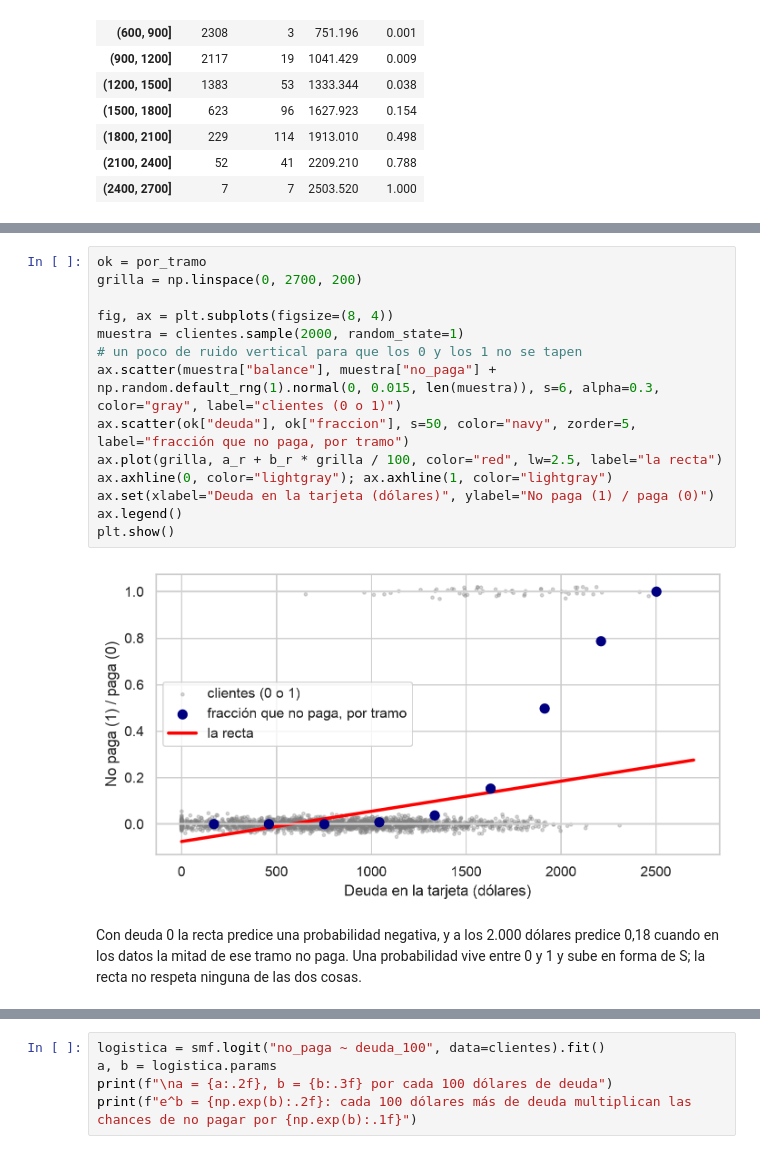
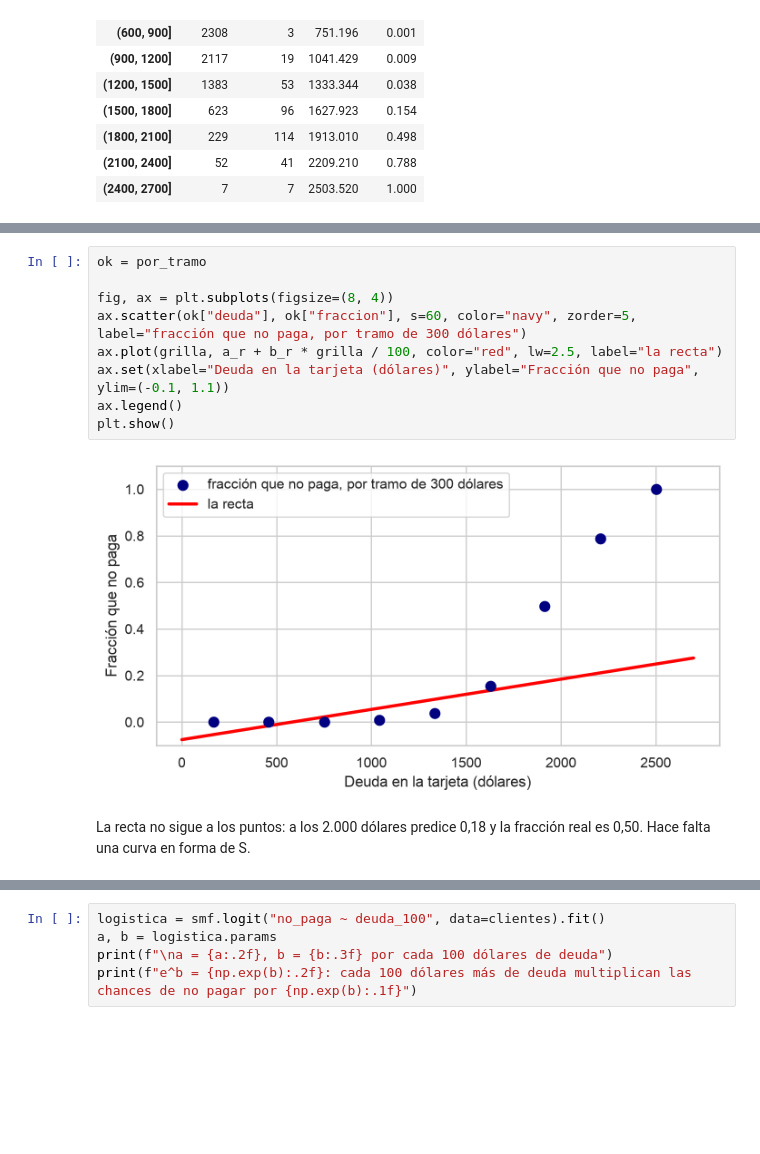
Before and after one commit to daniopitz/diplomado-cdd, a Jupyter notebook: 06_regresion_logistica.ipynb, the cells around one changed output, grey strips where cells are left out. Drawn from its saved outputs; the diff is of its cells as text; blank space fills up the shorter version.

Commit message:
Clase 6: la recta antes que las fracciones por tramo; slide renombrada 'La probabilidad de no pagar, por tramo de deuda'; notebook reordenado
Co-Authored-By: Claude Fable 5.1 <noreply@anthropic.com>

```diff
--- a/06_regresion_logistica.ipynb
+++ b/06_regresion_logistica.ipynb
@@ -99,19 +119,14 @@ predicción con deuda 2.000: 0.185   (la fracción real en ese tramo es 0.50)
 # %%
 ok = por_tramo
-grilla = np.linspace(0, 2700, 200)
 
 fig, ax = plt.subplots(figsize=(8, 4))
-muestra = clientes.sample(2000, random_state=1)
-# un poco de ruido vertical para que los 0 y los 1 no se tapen
-ax.scatter(muestra["balance"], muestra["no_paga"] + np.random.default_rng(1).normal(0, 0.015, len(muestra)), s=6, alpha=0.3, color="gray", label="clientes (0 o 1)")
-ax.scatter(ok["deuda"], ok["fraccion"], s=50, color="navy", zorder=5, label="fracción que no paga, por tramo")
+ax.scatter(ok["deuda"], ok["fraccion"], s=60, color="navy", zorder=5, label="fracción que no paga, por tramo de 300 dólares")
 ax.plot(grilla, a_r + b_r * grilla / 100, color="red", lw=2.5, label="la recta")
-ax.axhline(0, color="lightgray"); ax.axhline(1, color="lightgray")
-ax.set(xlabel="Deuda en la tarjeta (dólares)", ylabel="No paga (1) / paga (0)")
+ax.set(xlabel="Deuda en la tarjeta (dólares)", ylabel="Fracción que no paga", ylim=(-0.1, 1.1))
 ax.legend()
 plt.show()
 # %% [output]
-[figure, old version]
+[figure, new version]
-# %% [markdown]
-Con deuda 0 la recta predice una probabilidad negativa, y a los 2.000 dólares predice 0,18 cuando en los datos la mitad de ese tramo no paga. Una probabilidad vive entre 0 y 1 y sube en forma de S; la recta no respeta ninguna de las dos cosas.
+# %% [markdown]
+La recta no sigue a los puntos: a los 2.000 dólares predice 0,18 y la fracción real es 0,50. Hace falta una curva en forma de S.
 # %% [markdown]
```
Also changed, not shown: parts of 13 cells of this notebook, 5 other files.
